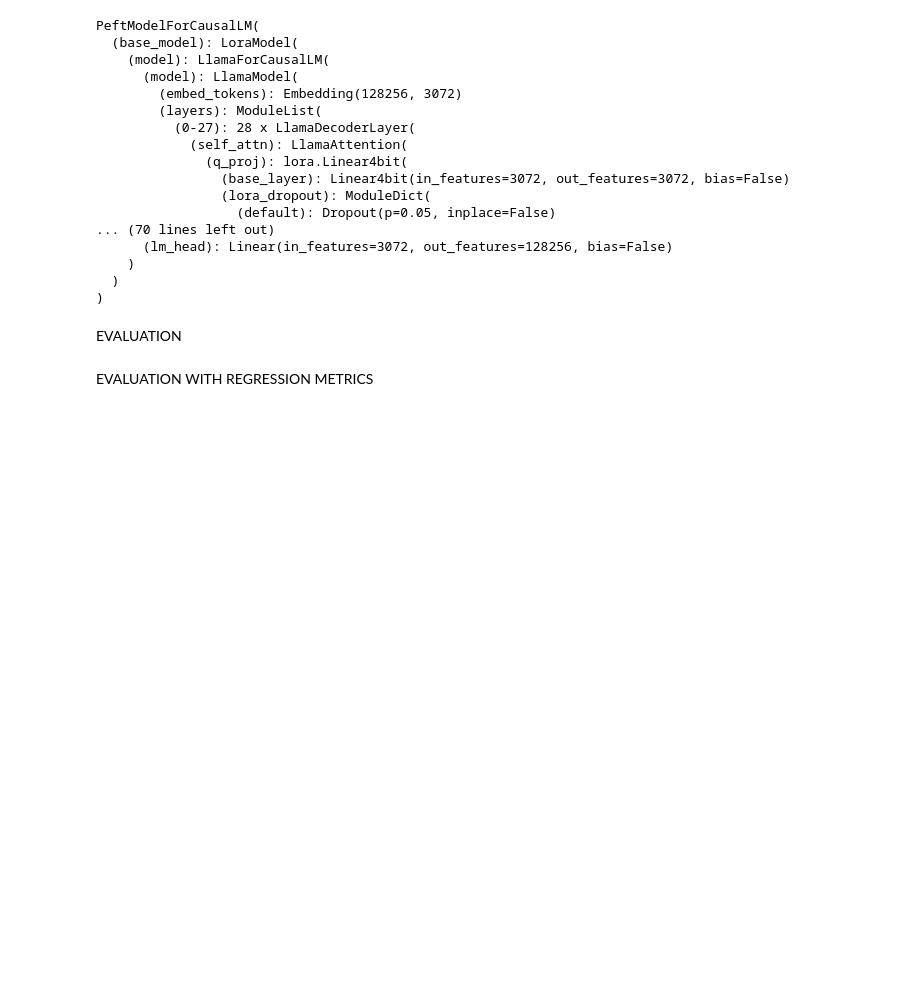
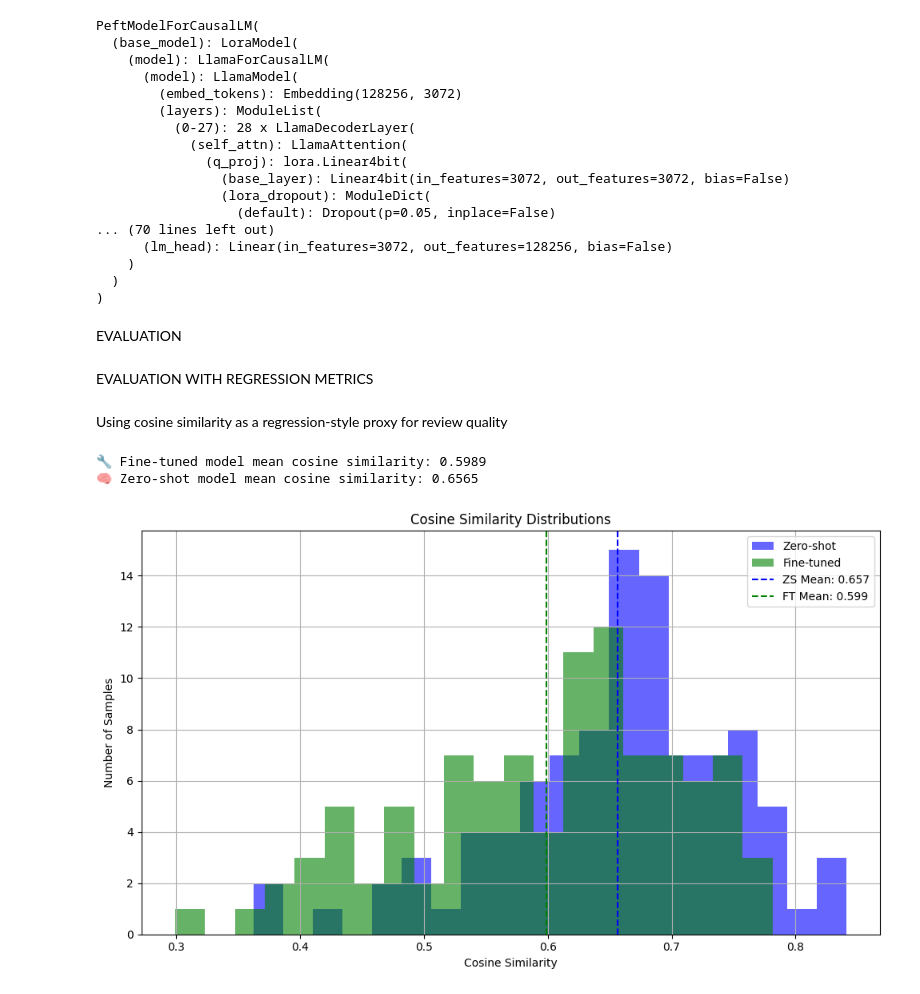
Before and after one commit to camillabonomo02/Automated_Paper_Review, a Jupyter notebook: main.ipynb, the cells around one changed output. Saved outputs shown, nothing was run; the diff lists cells and outputs as text; code cells hidden in the pictures; blank space fills up the shorter version.

```diff
--- a/main.ipynb
+++ b/main.ipynb
@@ -464,3 +464,52 @@ test_df["generated_review"] = test_predictions
 test_df.to_csv("finetuned_predictions.csv", index=False)
 # %% [markdown]
 EVALUATION WITH REGRESSION METRICS
+# %% [markdown]
+Using cosine similarity as a regression-style proxy for review quality
+# %%
+import pandas as pd
+from sentence_transformers import SentenceTransformer, util
+
+# Load predictions
+df_finetuned = pd.read_csv("finetuned_predictions.csv")  # has 'generated_review'
+df_zeroshot = pd.read_csv("zero_shot_predictions.csv")   # has 'zero_shot_review'
+
+# Load embedding model
+model_st = SentenceTransformer("all-MiniLM-L6-v2")
+
+# Encode reviews (ground-truth)
+gt_embeddings = model_st.encode(df_finetuned["review"].tolist(), convert_to_tensor=True)
+
+# Encode fine-tuned model predictions
+finetuned_embeddings = model_st.encode(df_finetuned["generated_review"].tolist(), convert_to_tensor=True)
+finetuned_scores = util.cos_sim(finetuned_embeddings, gt_embeddings).diagonal().cpu().numpy()
+mean_finetuned = finetuned_scores.mean()
+
+# Encode zero-shot model predictions
+zeroshot_embeddings = model_st.encode(df_zeroshot["zero_shot_review"].tolist(), convert_to_tensor=True)
+zeroshot_scores = util.cos_sim(zeroshot_embeddings, gt_embeddings).diagonal().cpu().numpy()
+mean_zeroshot = zeroshot_scores.mean()
+
+# Print results
+print(f"🔧 Fine-tuned model mean cosine similarity: {mean_finetuned:.4f}")
+print(f"🧠 Zero-shot model mean cosine similarity: {mean_zeroshot:.4f}")
+# %% [output]
+🔧 Fine-tuned model mean cosine similarity: 0.5989
+🧠 Zero-shot model mean cosine similarity: 0.6565
+# %%
+import matplotlib.pyplot as plt
+# Plot histogram
+plt.figure(figsize=(10, 6))
+plt.hist(zeroshot_scores, bins=20, alpha=0.6, label="Zero-shot", color='blue')
+plt.hist(finetuned_scores, bins=20, alpha=0.6, label="Fine-tuned", color='green')
+plt.axvline(mean_zeroshot, color='blue', linestyle='dashed', linewidth=1.5, label=f"ZS Mean: {mean_zeroshot:.3f}")
+plt.axvline(mean_finetuned, color='green', linestyle='dashed', linewidth=1.5, label=f"FT Mean: {mean_finetuned:.3f}")
+plt.title("Cosine Similarity Distributions")
+plt.xlabel("Cosine Similarity")
+plt.ylabel("Number of Samples")
+plt.legend()
+plt.grid(True)
+plt.tight_layout()
+plt.show()
+# %% [output]
+[figure, added]
```
Also changed, not shown: parts of 2 cells of this notebook.
